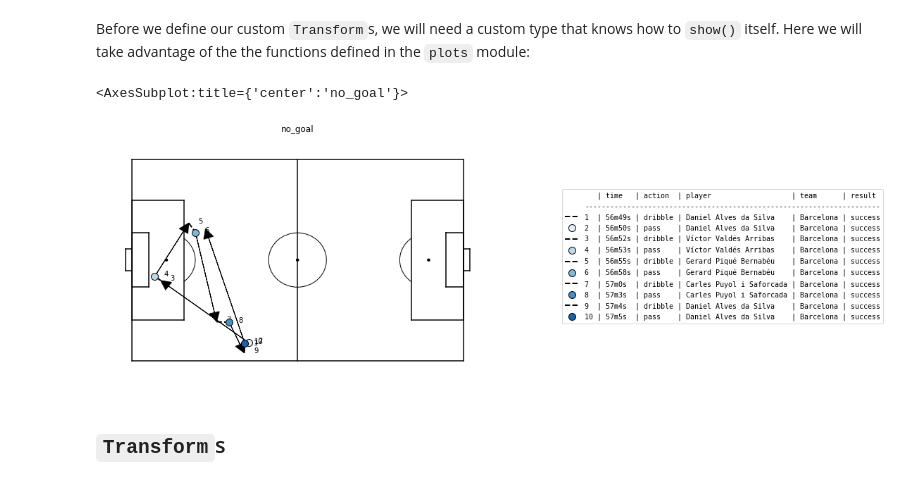
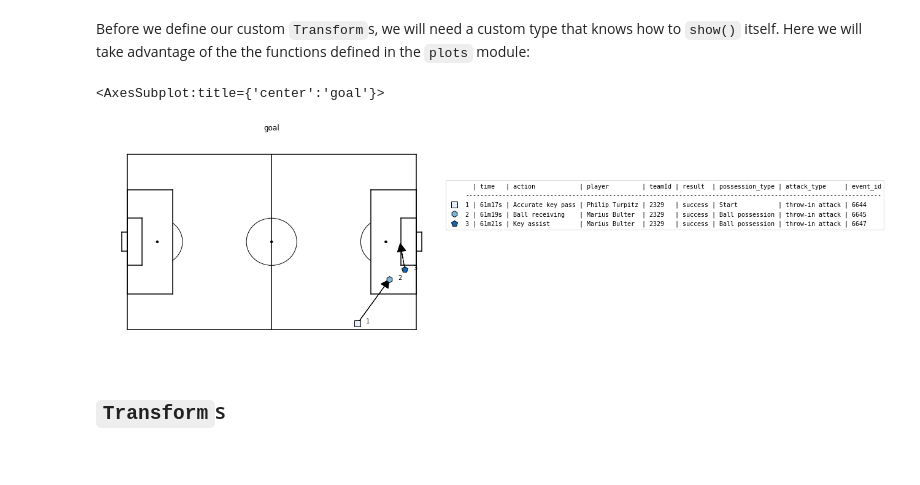
Before and after one commit to tkharrat/footSeq, a Jupyter notebook: 01_data_structure.ipynb, the cells around one changed output. Cells and saved outputs as stored; diff of their text form; code cells hidden in the pictures.

Commit message:
dataloaders from files tested and ready to fit at scale
We are ready to fit a large data sample with the new architectures and data read from files

```diff
--- a/01_data_structure.ipynb
+++ b/01_data_structure.ipynb
@@ -48,3 +39,5 @@ ids2size = df_main.groupby("_id").size().to_dict()
+# %%
+files = all_files[:50000]
 # %% [markdown]
 # Data transform
 # %% [markdown]
@@ -51,0 +68,8 @@ In order to prepare our data in batches, we will need to transform our data from
+# %%
+files_info = (
+    pd.concat([parse_file_info(file) for file in progressbar(files)], axis=0)
+    .convert_dtypes()
+    .reset_index(drop=True)
+)
+labels = L(files_info.target.tolist()).unique(sort=True)
+files_info.head()
@@ -72,35 +192,55 @@ class FootSeqTuple(fastuple):
         play_sequence = play_sequence.tail(10).copy()
         play_sequence["nice_time"] = play_sequence.apply(_nice_time, axis=1)
         labels = play_sequence[
-            ["nice_time", "type_name", "player_name", "team_name", "result_name"]
+            [
+                "nice_time",
+                "type_name",
+                "player_name",
+                "team_id",
+                "result_name",
+                "possession_name",
+                "attack_type_name",
+                "event_id",
+            ]
         ]
 
         ctx = plot_actions(
             location=play_sequence[["start_x", "start_y", "end_x", "end_y"]],
             action_type=play_sequence.type_name,
-            team=play_sequence.team_name,
+            team=play_sequence.team_id,
             result=play_sequence.result_name,
             label=labels,
-            labeltitle=["time", "action", "player", "team", "result"],
+            labeltitle=[
+                "time",
+                "action",
+                "player",
+                "teamId",
+                "result",
+                "possession_type",
+                "attack_type",
+                "event_id",
+            ],
             zoom=False,
             ax=ctx,
             return_fig=False,
             **kwargs,
         )
-        if title is None: title = target
+        if title is None:
+            title = target
         ctx.set_title(title)
 
         return ctx
 # %%
-_id = seq_ids[0]
-play_seq = df_main[df_main["_id"] == _id].tail(10)
-tgt = target_data[_id]
+goal_idx = files_info[files_info.target == "goal"].index[0]
+file_name = files[goal_idx]
+play_seq = pd.read_csv(file_name).tail(10)
+tgt = parse_file_info(file_name)["target"].values[0]
 
 s = FootSeqTuple((play_seq.copy(), tgt))
 s.show(figsize=10)
 # %% [output]
-<AxesSubplot:title={'center':'no_goal'}>
+<AxesSubplot:title={'center':'goal'}>
-[figure, old version]
+[figure, new version]
 # %% [markdown]
 ## `Transform`s
 # %% [markdown]
```
Also changed, not shown: parts of 39 cells of this notebook, 6 other files.
